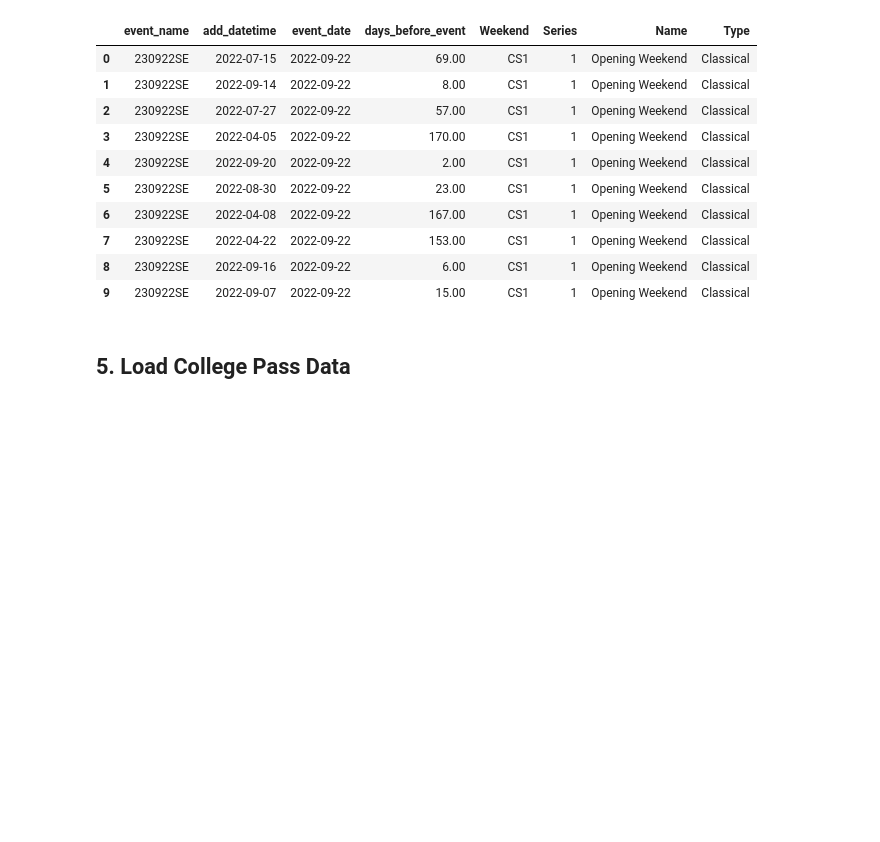
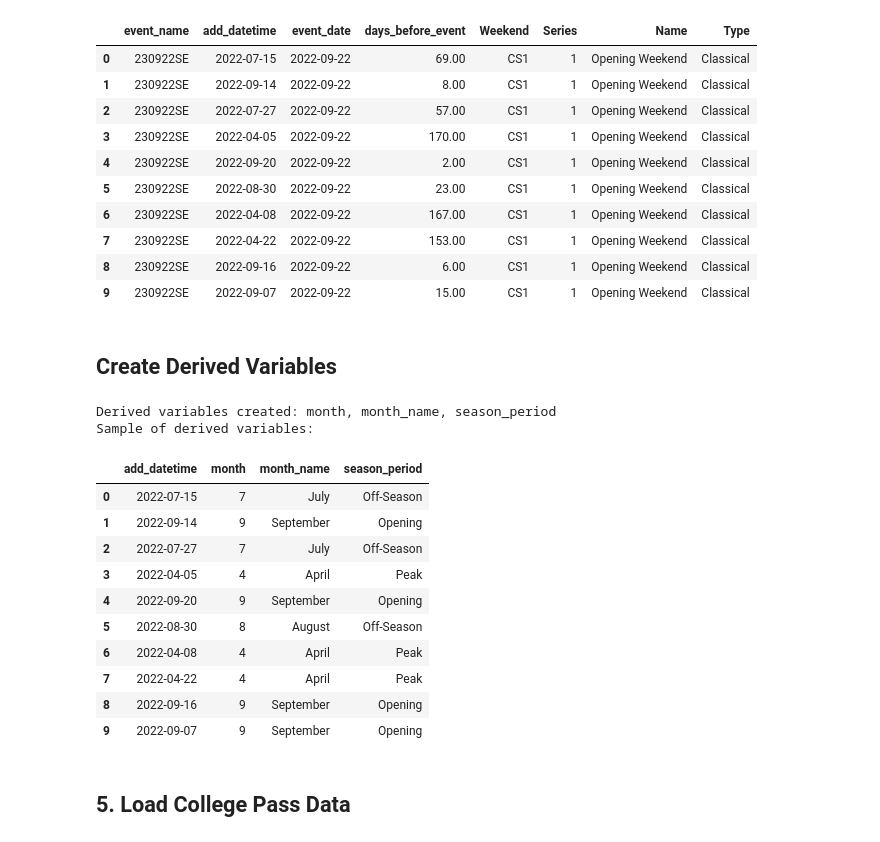
Before and after one commit to gabriela-ilinca/ASO, a Jupyter notebook: 01_Data_Loading_and_Exploration.ipynb, the cells around one changed output. Saved outputs shown, nothing was run; the diff lists cells and outputs as text; code cells hidden in the pictures; blank space fills up the shorter version.

Commit message:
add derived variables

```diff
--- a/01_Data_Loading_and_Exploration.ipynb
+++ b/01_Data_Loading_and_Exploration.ipynb
@@ -749,6 +749,50 @@ Sample results:
 | 7 | 230922SE | 2022-04-22 | 2022-09-22 | 153.00 | CS1 | 1 | Opening Weekend | Classical |
 | 8 | 230922SE | 2022-09-16 | 2022-09-22 | 6.00 | CS1 | 1 | Opening Weekend | Classical |
 | 9 | 230922SE | 2022-09-07 | 2022-09-22 | 15.00 | CS1 | 1 | Opening Weekend | Classical |
+# %% [markdown]
+## Create Derived Variables
+# %%
+#create derived variables for month, month_name and season_period
+master_tickets['month'] = master_tickets['add_datetime'].dt.month
+master_tickets['month_name'] = master_tickets['add_datetime'].dt.month_name()
+
+# Define season periods
+#  * season_period = categorize by month:
+#     - "Opening" for September-October
+#     - "Mid-Season" for November-February
+#     - "Peak" for March-May
+#     - "Finale" for June
+def assign_season_period(month):
+    if month in [9, 10]:
+        return 'Opening'
+    elif month in [11, 12, 1, 2]:
+        return 'Mid-Season'
+    elif month in [3, 4, 5]:
+        return 'Peak'
+    elif month == 6:
+        return 'Finale'
+    else:
+        return 'Off-Season'
+
+
+master_tickets['season_period'] = master_tickets['month'].apply(assign_season_period)
+print("Derived variables created: month, month_name, season_period")
+print("Sample of derived variables:")
+master_tickets[['add_datetime', 'month', 'month_name', 'season_period']].head(10)
+# %% [output]
+Derived variables created: month, month_name, season_period
+Sample of derived variables:
+|  | add_datetime | month | month_name | season_period |
+| 0 | 2022-07-15 | 7 | July | Off-Season |
+| 1 | 2022-09-14 | 9 | September | Opening |
+| 2 | 2022-07-27 | 7 | July | Off-Season |
+| 3 | 2022-04-05 | 4 | April | Peak |
+| 4 | 2022-09-20 | 9 | September | Opening |
+| 5 | 2022-08-30 | 8 | August | Off-Season |
+| 6 | 2022-04-08 | 4 | April | Peak |
+| 7 | 2022-04-22 | 4 | April | Peak |
+| 8 | 2022-09-16 | 9 | September | Opening |
+| 9 | 2022-09-07 | 9 | September | Opening |
 # %% [markdown]
 ## 5. Load College Pass Data
 # %%
```
Also changed, not shown: parts of 1 cell of this notebook, 1 other file.
